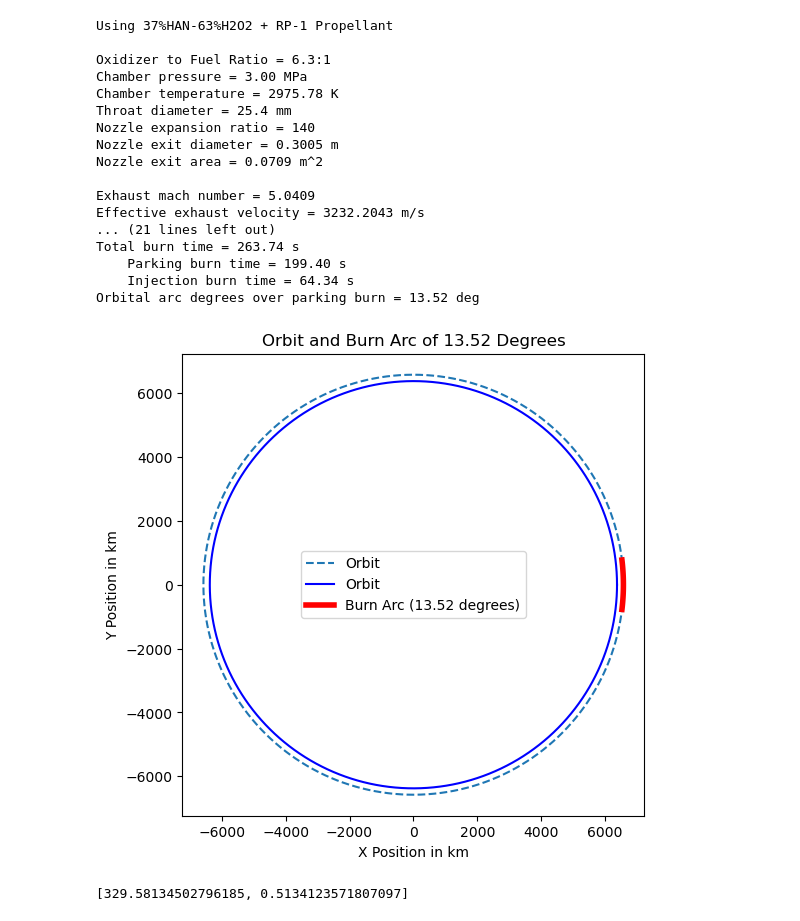
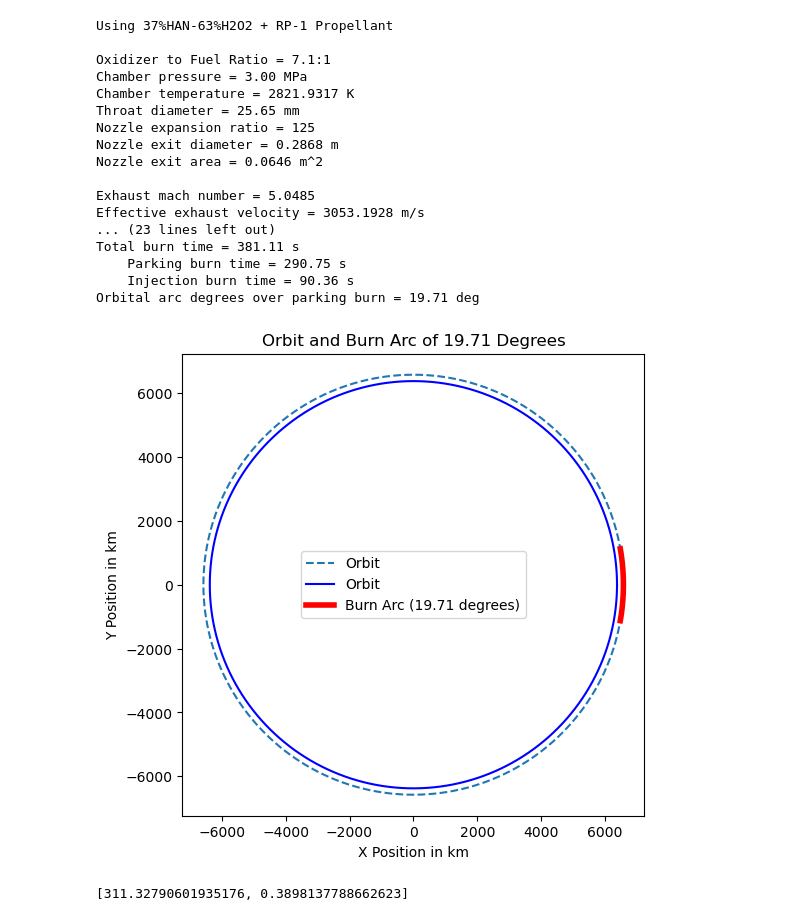
Before and after one commit to krainrpmt/Senior-Project-Electric-Turbopump, a Jupyter notebook: Pump Specification Calculator.ipynb, the cells around one changed output. Drawn from its saved outputs; the diff is of its cells as text; code cells hidden in the pictures.

```diff
--- a/Pump Specification Calculator.ipynb
+++ b/Pump Specification Calculator.ipynb
@@ -5,7 +5,7 @@ import scipy as scip
 import matplotlib.pyplot as plt
 import math as math
 # %%
-def rocket_performance(Name, Pc, dt, Tc, gamma_comb, gamma_exit, R_comb, R_exit, OF, Pa, g0, mass_dry, nozzle_expansion_ratio, density, h1, h2, disp):
+def rocket_performance(Name, Pc, dt, Tc, gamma_comb, gamma_exit, R_comb, R_exit, OF, Pa, g0, mass_dry, nozzle_expansion_ratio, density_ox, density_fuel, h1, h2, disp):
     # Derived values
     At = math.pi/4*dt**2
     dt2 = math.sqrt(4 / math.pi * nozzle_expansion_ratio * At)  # Nozzle exit diameter
@@ -24,7 +24,7 @@ def rocket_performance(Name, Pc, dt, Tc, gamma_comb, gamma_exit, R_comb, R_exit,
     ve = Me * math.sqrt(gamma_exit * R_exit * Te)
     c_star = math.sqrt(R_comb*Tc)/(math.sqrt(gamma_comb)*(2/(gamma_comb+1))**((gamma_comb+1)/(2*gamma_comb-2)))
     ISP = ve / g0
-    density_ISP = ISP * density
+    density_ISP = ISP * density_ox
 
     # Step 3: Calculate the mass flow rate (dot_m)
     mass_flow_rate = (Pc * At / math.sqrt(Tc)) * math.sqrt(gamma_comb / R_comb) * ((2 / (gamma_comb + 1)) ** ((gamma_comb + 1) / (2 * (gamma_comb - 1))))
@@ -61,6 +61,7 @@ def rocket_performance(Name, Pc, dt, Tc, gamma_comb, gamma_exit, R_comb, R_exit,
     # Using Tsiolkovsky's rocket equation to find propellant mass
     mass_propellant = mass_dry * (math.exp(delta_v_total / ve) - 1)
     mass_oxidizer = mass_propellant * OF / (OF + 1)
+    volume_oxidizer = mass_oxidizer/density_ox
     burn_time = mass_oxidizer / oxidizer_mass_flow_rate
 
     # Calculate final mass after first burn
@@ -87,7 +88,7 @@ def rocket_performance(Name, Pc, dt, Tc, gamma_comb, gamma_exit, R_comb, R_exit,
     arc_degrees = parking_burn_time*360/LEO_period
 
     #Nozzle Length for 100% Bell Nozzle
-    LN_cone = (math.sqrt(nozzle_expansion_ratio)-1)*dt/2/math.tan(math.radians(15))
+    LN_cone = 0.8*(math.sqrt(nozzle_expansion_ratio)-1)*dt/2/math.tan(math.radians(15))
 
 
     def plot_orbit_and_burn_arc(orbit_radius, arc_degrees):
@@ -161,7 +162,9 @@ def rocket_performance(Name, Pc, dt, Tc, gamma_comb, gamma_exit, R_comb, R_exit,
         print(f"\nDelta V total = {delta_v_total:.4f} m/s")
         print(f"Total propellant mass used = {mass_propellant:.4f} kg")
         print(f"    Fuel mass used= {mass_propellant - mass_oxidizer:.4f} kg")
+        print(f"    Fuel volume = {(mass_propellant - mass_oxidizer)/density_fuel*1000:.4f} L")
         print(f"    Oxidizer mass used= {mass_oxidizer:.4f} kg")
+        print(f"    Oxidizer volume = {mass_oxidizer/density_ox*1000:.4f} L")
         print(f"    Propellant mass used at parking = {mass_propellant_parking:.4f} kg")
         print(f"    Propellant mass used at injection = {mass_propellant_injection:.4f} kg")
         print(f"Dry mass = {mass_dry:.4f} kg")
@@ -184,52 +187,65 @@ gamma =
 # From CEA, Gas Constant (R) at combustion chamber is (8.3144598 J/mol-K)/21.468e-3, and nozzle exit (8.3144598 J/mol-K)/21.930e-3, avg. = 383.215917
 # Assumed Ac/At = 10 (typical range, smaller the engine larger the Ac/At) in CEA. It doesn't affect rocket performance but the mixing of fuel (we assume the propellants are mixed properly)
 #gamma_exit=1.2420  R_exit=8.3144598/21.930e-3
 Isp_plot = []
 LN = []
 expans_ratio = []
 
-#print(rocket_performance(Name = '37%HAN-63%H2O2 + RP-1 Propellant', Pc=30e5, dt=0.0254, Tc=2975.78, gamma_comb=1.1371, gamma_exit=1.2420, R_comb=8.3144598/21.468e-3, R_exit=8.3144598/21.930e-3, OF=6.3, Pa=0, g0=9.807, mass_dry=100, nozzle_expansion_ratio=125, density=1550, h1=200e3, h2=35786e3, disp=False)[1])
+#print(rocket_performance(Name = '37%HAN-63%H2O2 + RP-1 Propellant', Pc=30e5, dt=0.0254, Tc=2975.78, gamma_comb=1.1371, gamma_exit=1.2420, R_comb=8.3144598/21.468e-3, R_exit=8.3144598/21.930e-3, OF=6.3, Pa=0, g0=9.807, mass_dry=100, nozzle_expansion_ratio=125, density_ox=1550, h1=200e3, h2=35786e3, disp=False)[1])
 
-for i in range(20,2000):
+for i in range(20,200):
     expans_ratio.append(i)
-    Isp_plot.append(rocket_performance(Name = '37%HAN-63%H2O2 + RP-1 Propellant', Pc=30e5, dt=0.0254, Tc=2975.78, gamma_comb=1.1371, gamma_exit=1.2420, R_comb=8.3144598/21.468e-3, R_exit=8.3144598/21.930e-3, OF=6.3, Pa=0, g0=9.807, mass_dry=100, nozzle_expansion_ratio=i, density=1550, h1=200e3, h2=35786e3, disp=False)[0])
+    Isp_plot.append(rocket_performance(Name = '37%HAN-63%H2O2 + RP-1 Propellant', Pc=30e5, dt=0.0254, Tc=2975.78, gamma_comb=1.1371, gamma_exit=1.2420, R_comb=8.3144598/21.468e-3, R_exit=8.3144598/21.930e-3, OF=6.3, Pa=9e-9, g0=9.807, mass_dry=100, nozzle_expansion_ratio=i, density_ox=1550, density_fuel=800, h1=200e3, h2=35786e3, disp=False)[0])
 
-    LN.append(rocket_performance(Name = '37%HAN-63%H2O2 + RP-1 Propellant', Pc=30e5, dt=0.0254, Tc=2975.78, gamma_comb=1.1371, gamma_exit=1.2420, R_comb=8.3144598/21.468e-3, R_exit=8.3144598/21.930e-3, OF=6.3, Pa=0, g0=9.807, mass_dry=100, nozzle_expansion_ratio=i, density=1550, h1=200e3, h2=35786e3, disp=False)[1])
+    LN.append(rocket_performance(Name = '37%HAN-63%H2O2 + RP-1 Propellant', Pc=30e5, dt=0.0254, Tc=2975.78, gamma_comb=1.1371, gamma_exit=1.2420, R_comb=8.3144598/21.468e-3, R_exit=8.3144598/21.930e-3, OF=6.3, Pa=9e-9, g0=9.807, mass_dry=100, nozzle_expansion_ratio=i, density_ox=1550, density_fuel=800, h1=200e3, h2=35786e3, disp=False)[1])
 
 
 '''
 plt.plot(list(np.array(expans_ratio)/max(np.array(expans_ratio))),list(np.array(Isp_plot)/max(np.array(Isp_plot))), label='Isp')
 plt.plot(list(np.array(expans_ratio)/max(np.array(expans_ratio))),list(np.array(LN)/max(np.array(LN))), label='length')
 plt.plot(list(np.array(expans_ratio)/max(np.array(expans_ratio))),list(np.array(Isp_plot)/np.array(LN)/max(np.array(Isp_plot)/np.array(LN))), label='Isp/Length')
+'''
+'''
+plt.plot(list(np.array(expans_ratio)),list(np.array(Isp_plot)), label='Isp')
+plt.plot(list(np.array(expans_ratio)),list(np.array(LN)*100), label='length')
+#plt.plot(list(np.array(expans_ratio)),list(np.array(Isp_plot)/np.array(LN)), label='Isp/Length')
+
 print(f"Max Isp = {max(np.array(Isp_plot))} s")
 plt.legend()
+
 plt.xlim(0,1)
 plt.ylim(0,1)
 plt.xticks(np.linspace(0, 1.0, num=11))
 plt.yticks(np.linspace(0, 1.0, num=11))
+
+
+#plt.xlim(20,2000)
+#plt.xticks(np.linspace(0, 1.0, num=11))
+plt.yticks(np.linspace(0, 350, num=21))
 plt.grid(True)
 '''
+#CEA-Run
+#rocket_performance(Name = '37%HAN-63%H2O2 + RP-1 Propellant', Pc=30e5, dt=0.0254*1, Tc=2975.78, gamma_comb=1.1371, gamma_exit=1.2420, R_comb=8.3144598/21.468e-3, R_exit=8.3144598/21.930e-3, OF=6.3, Pa=0, g0=9.807, mass_dry=140, nozzle_expansion_ratio=80, density_ox=1550, density_fuel=800, h1=200e3, h2=35786e3, disp=True)
 
-rocket_performance(
-    Name = '37%HAN-63%H2O2 + RP-1 Propellant', Pc=30e5, dt=0.0254, Tc=2975.78, gamma_comb=1.1371, gamma_exit=1.2420, R_comb=8.3144598/21.468e-3, R_exit=8.3144598/21.930e-3, OF=6.3, Pa=0, g0=9.807, mass_dry=100, nozzle_expansion_ratio=140, density=1550, h1=200e3, h2=35786e3, disp=True
-)
+#RPA-Run
+rocket_performance(Name = '37%HAN-63%H2O2 + RP-1 Propellant', Pc=30e5, dt=0.02565*1, Tc=2821.9317, gamma_comb=1.1467, gamma_exit=1.2524, R_comb=8.3144598/22.3014e-3, R_exit=8.3144598/22.6760e-3, OF=7.1, Pa=0, g0=9.807, mass_dry=140, nozzle_expansion_ratio=125, density_ox=1550, density_fuel=800, h1=200e3, h2=35786e3, disp=True)
 # %% [output]
 Using 37%HAN-63%H2O2 + RP-1 Propellant
 
-Oxidizer to Fuel Ratio = 6.3:1
+Oxidizer to Fuel Ratio = 7.1:1
 Chamber pressure = 3.00 MPa
-Chamber temperature = 2975.78 K
-Throat diameter = 25.4 mm
-Nozzle expansion ratio = 140
-Nozzle exit diameter = 0.3005 m
-Nozzle exit area = 0.0709 m^2
+Chamber temperature = 2821.9317 K
+Throat diameter = 25.65 mm
+Nozzle expansion ratio = 125
+Nozzle exit diameter = 0.2868 m
+Nozzle exit area = 0.0646 m^2
 
-Exhaust mach number = 5.0409
-Effective exhaust velocity = 3232.2043 m/s
-... (21 lines left out)
-Total burn time = 263.74 s
-    Parking burn time = 199.40 s
-    Injection burn time = 64.34 s
-Orbital arc degrees over parking burn = 13.52 deg
+Exhaust mach number = 5.0485
+Effective exhaust velocity = 3053.1928 m/s
+... (23 lines left out)
+Total burn time = 381.11 s
+    Parking burn time = 290.75 s
+    Injection burn time = 90.36 s
+Orbital arc degrees over parking burn = 19.71 deg
-[figure, old version]
+[figure, new version]
-[329.58134502796185, 0.5134123571807097]
+[311.32790601935176, 0.3898137788662623]
```
Also changed, not shown: parts of 1 cell of this notebook, 1 other file.
